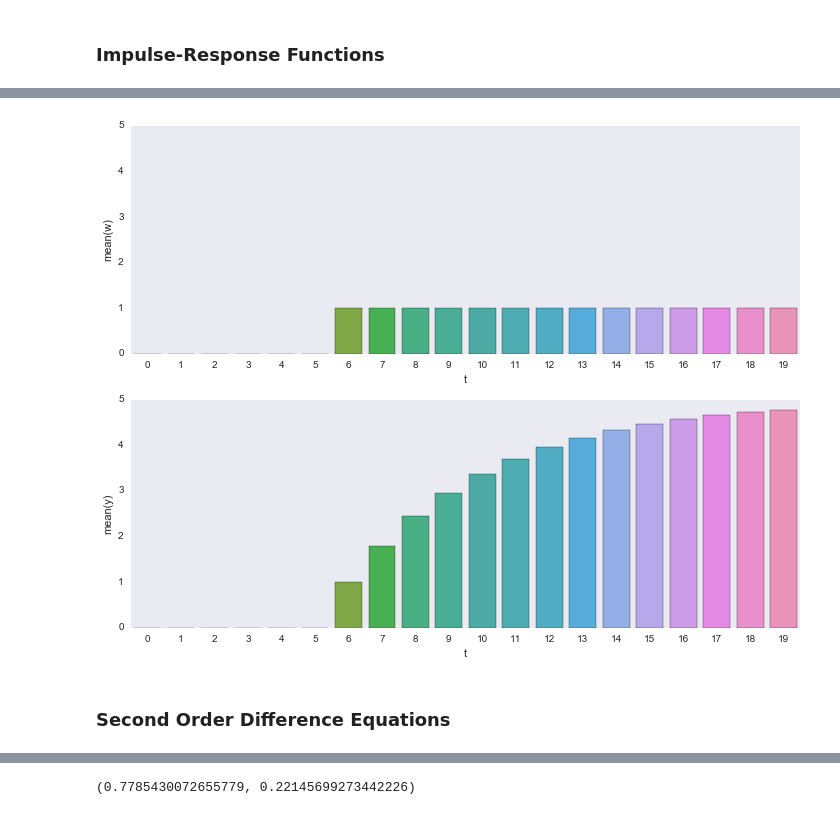
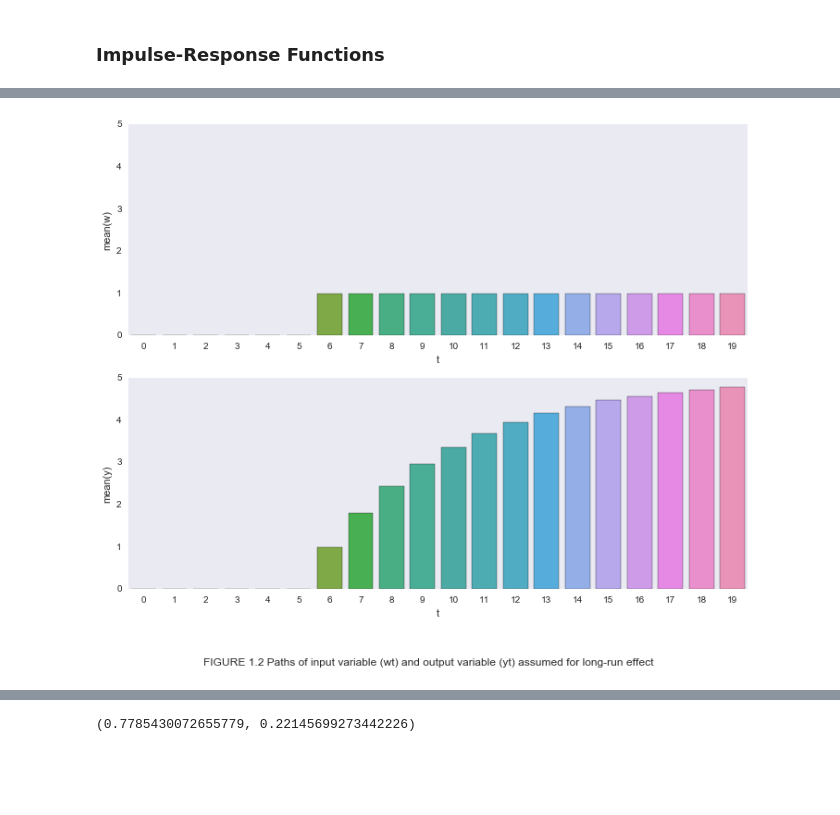
Before and after one commit to mikemull/Notebooks, a Jupyter notebook: hamilton/Dynamic Multiplier.ipynb, the cells around one changed output, grey strips where cells are left out. Saved outputs shown, nothing was run; the diff lists cells and outputs as text; code cells hidden in the pictures; blank space fills up the shorter version.

```diff
--- a/hamilton/Dynamic Multiplier.ipynb
+++ b/hamilton/Dynamic Multiplier.ipynb
@@ -90,9 +103,9 @@ df = pd.DataFrame({'t': range(20), 'w': w, 'y': y})
 # %%
 f, (ax1, ax2) = plt.subplots(2, 1, figsize=(12, 9), sharey=True)
 
 g = sns.barplot(x='t', y='w', data=df, ax=ax1)
 g = sns.barplot(x='t', y='y', data=df, ax=ax2)
+
+_=f.suptitle("FIGURE 1.2 Paths of input variable (wt) and output variable (yt) assumed for long-run effect", y=0.01)
 # %% [output]
-[figure, old version]
+[figure, new version]
-# %% [markdown]
-### Second Order Difference Equations
```
Also changed, not shown: parts of 7 cells of this notebook, 1 other file.
